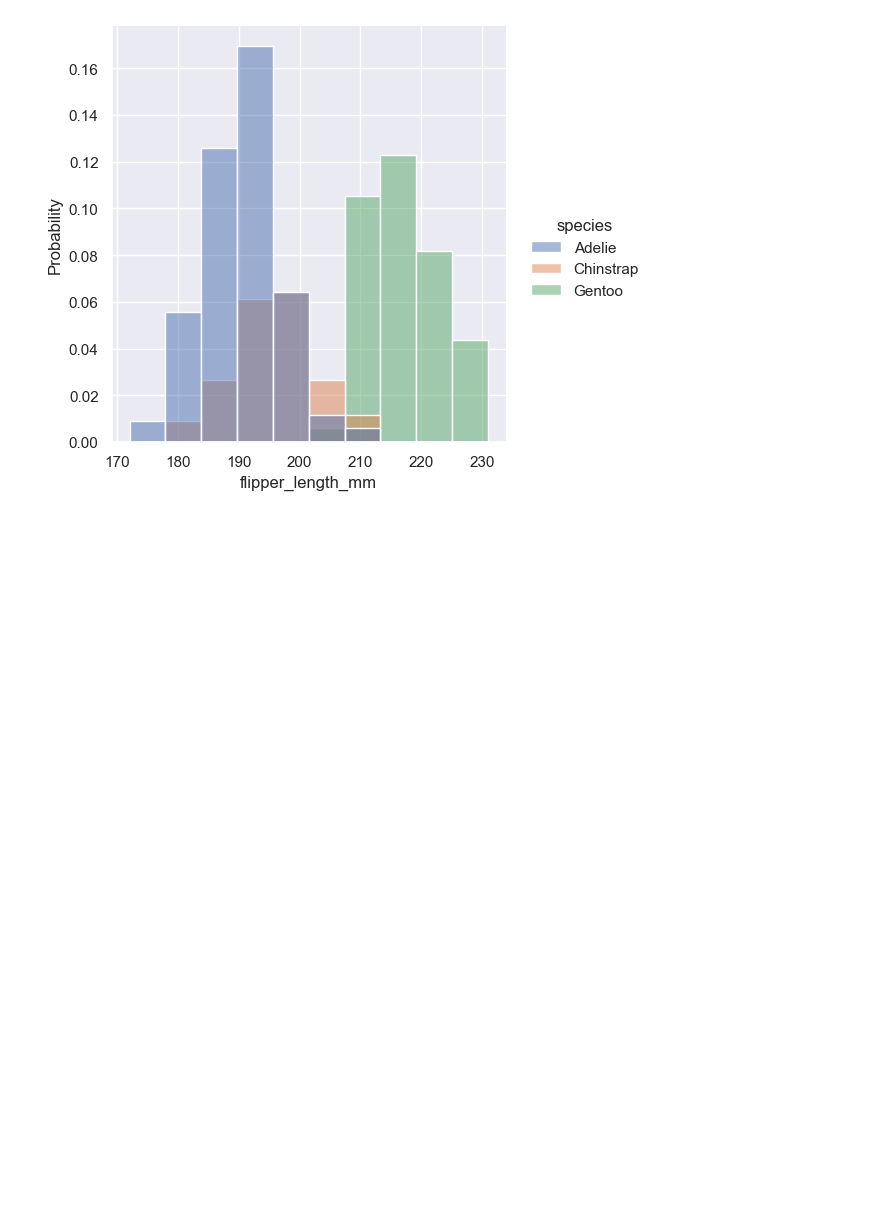
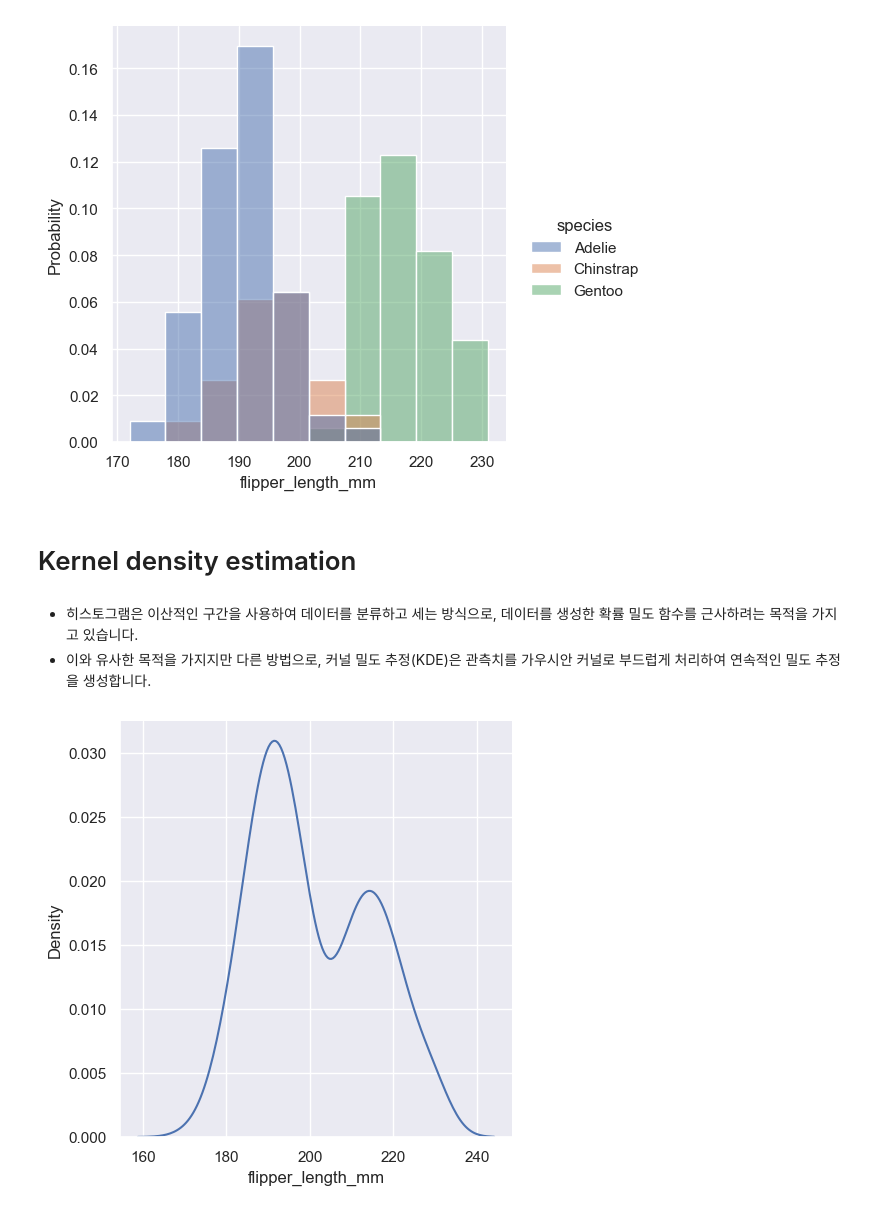
Before and after one commit to kinghy00/Seaborn-Tutorial, a Jupyter notebook: Visualizing_distributions_of_data.ipynb, the cells around one changed output. Drawn from its saved outputs; the diff is of its cells as text; code cells hidden in the pictures; blank space fills up the shorter version.

```diff
--- a/Visualizing_distributions_of_data.ipynb
+++ b/Visualizing_distributions_of_data.ipynb
@@ -167,3 +167,12 @@ sns.displot(penguins, x="flipper_length_mm", hue="species", stat="density", comm
 sns.displot(penguins, x="flipper_length_mm", hue="species", stat="probability");
 # %% [output]
 [figure]
+# %% [markdown]
+# Kernel density estimation
+# %% [markdown]
+- 히스토그램은 이산적인 구간을 사용하여 데이터를 분류하고 세는 방식으로, 데이터를 생성한 확률 밀도 함수를 근사하려는 목적을 가지고 있습니다.
+- 이와 유사한 목적을 가지지만 다른 방법으로, 커널 밀도 추정(KDE)은 관측치를 가우시안 커널로 부드럽게 처리하여 연속적인 밀도 추정을 생성합니다.
+# %%
+sns.displot(penguins, x="flipper_length_mm", kind="kde");
+# %% [output]
+[figure, added]
```
Also changed, not shown: parts of 24 cells of this notebook.
